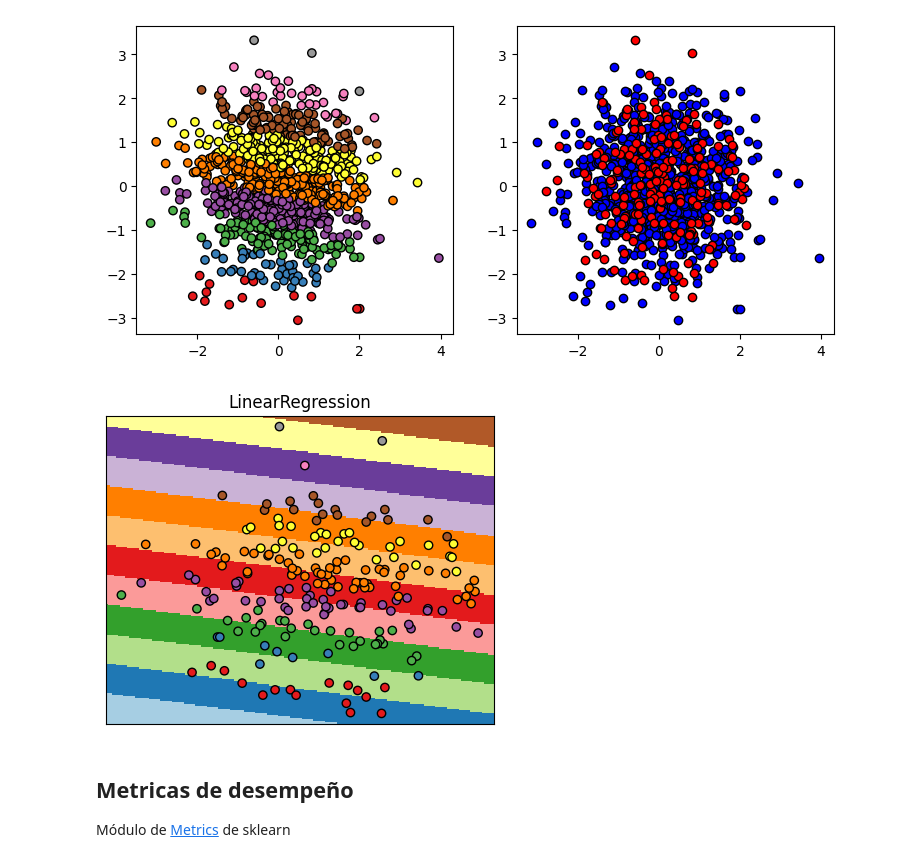
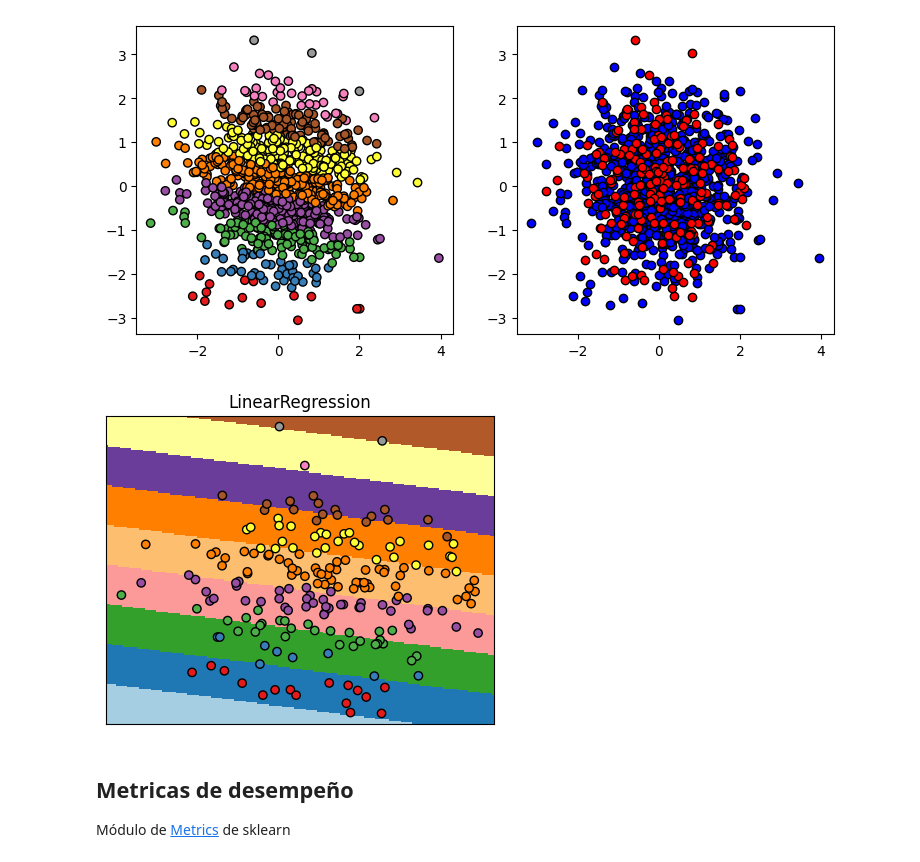
Before and after one commit to JuanJRP/machine_learning, a Jupyter notebook: Sem_05/Supervised_Metrics.ipynb, the cells around one changed output. Saved outputs shown, nothing was run; the diff lists cells and outputs as text; code cells hidden in the pictures.

```diff
--- a/Sem_05/Supervised_Metrics.ipynb
+++ b/Sem_05/Supervised_Metrics.ipynb
@@ -179,15 +179,14 @@ axes[1].scatter(X_test[:,0], X_test[:,1], c = "r", edgecolors="k")
 # %%
 # Train a linear regression
 model = LinearRegression()
 model.fit(X_train, y_train)
 
 _, ax = plt.subplots(figsize = (5, 4))
 
-x_grid, y_grid, pred_grid, scatter = plot_decision_boundary(model, X_test, y_test, grid_size=(200, 200), n_classes= len(np.unique(y)), ax = ax)
-
+plot_decision_boundary(model, X_test, y_test, grid_size=(200, 200), n_classes= 9, ax = ax)
 plt.show()
 # %% [output]
-[figure, old version]
+[figure, new version]
 # %% [markdown]
 ## Metricas de desempeño
 
```
Also changed, not shown: parts of 1 cell of this notebook, 5 other files.
